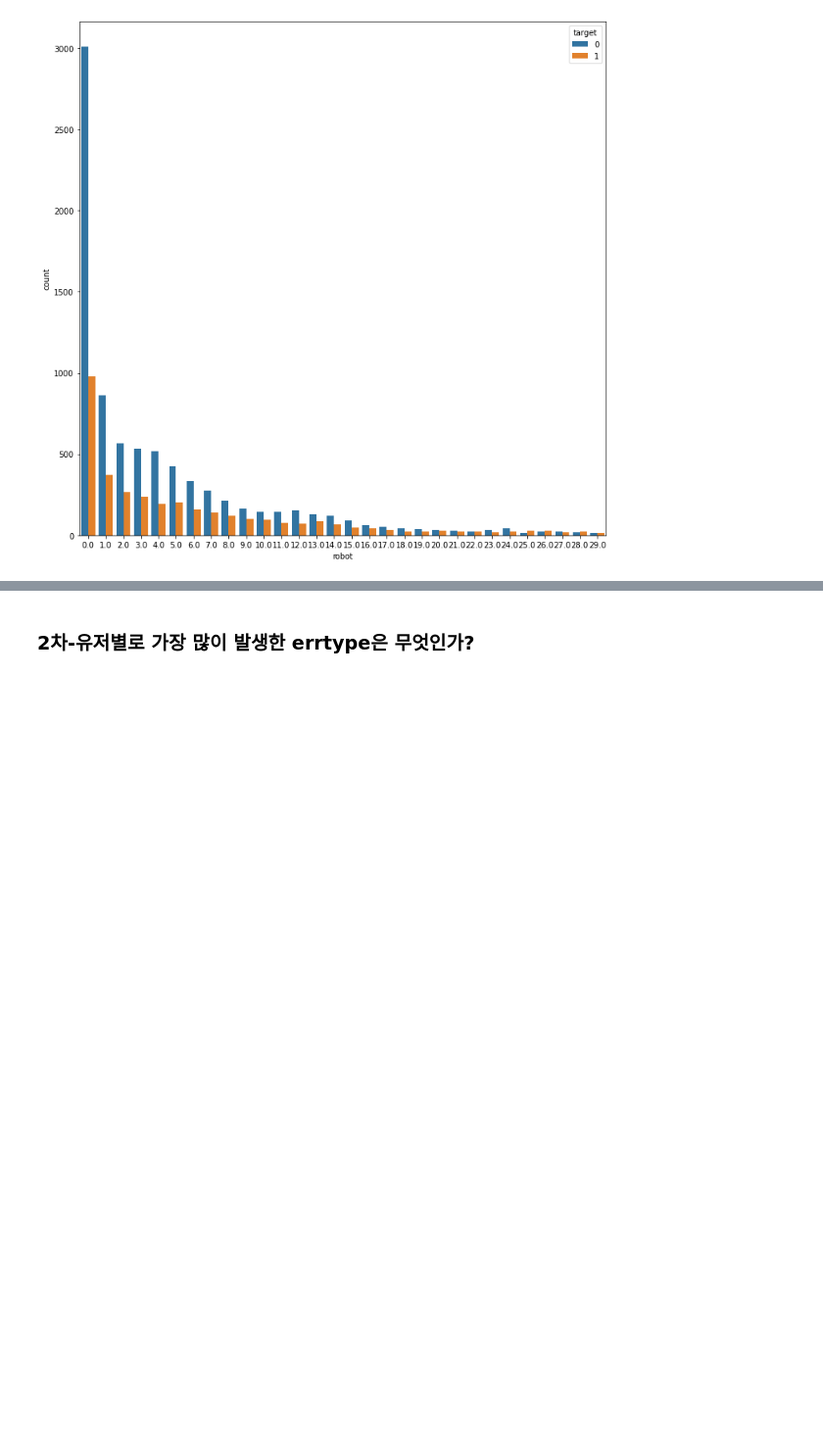
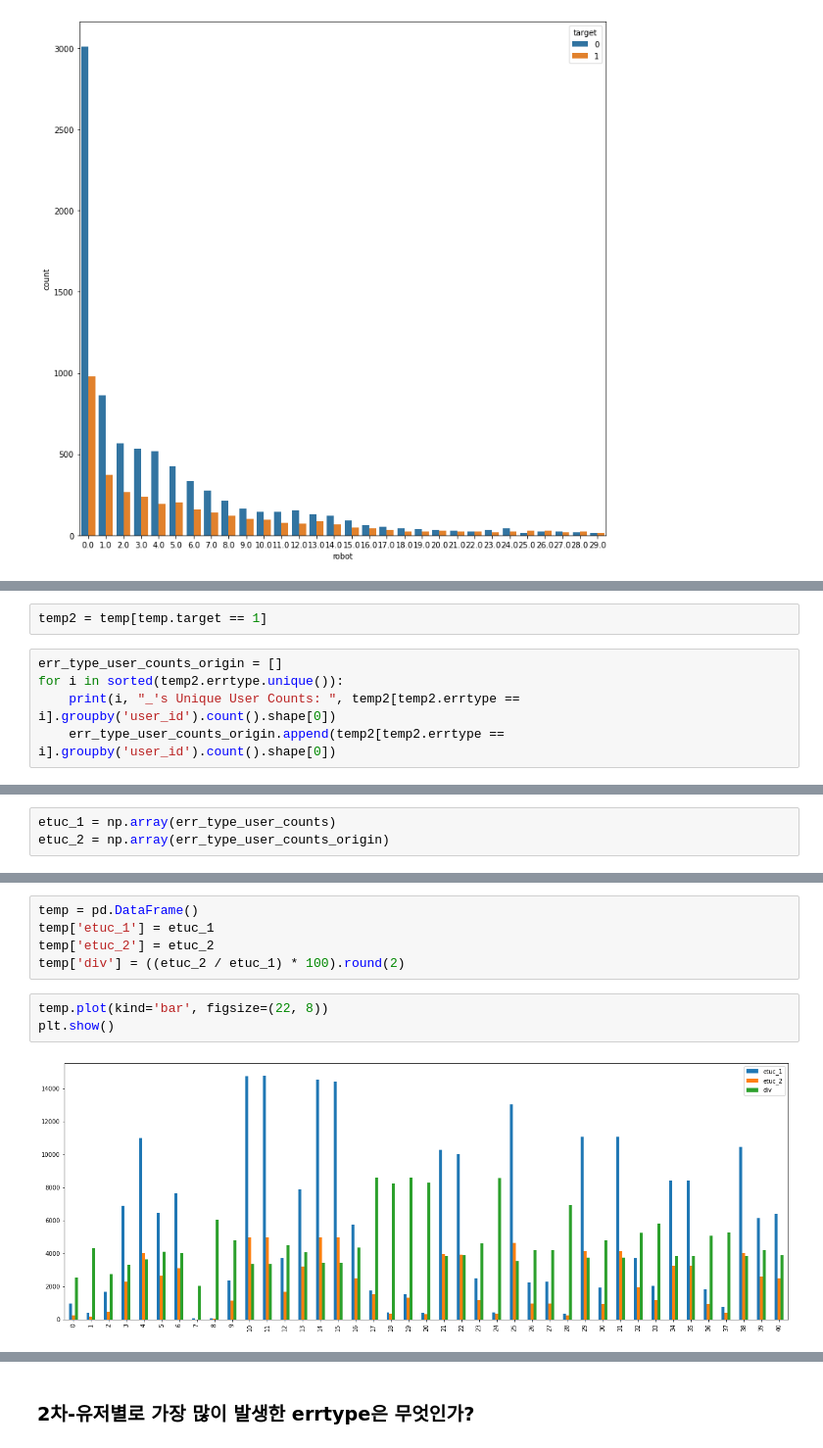
Before and after one commit to thinpig99/Comp_errorPredict, a Jupyter notebook: king_210113_feature-collection.ipynb, the cells around one changed output, grey strips where cells are left out. Shown at 98% size. Cells and saved outputs as stored; diff of their text form; blank space fills up the shorter version.

```diff
--- a/king_210113_feature-collection.ipynb
+++ b/king_210113_feature-collection.ipynb
@@ -499,0 +869,7 @@ yes or no 로 접근을 해볼까요..?
+# %%
+temp2 = temp[temp.target == 1]
+# %%
+err_type_user_counts_origin = []
+for i in sorted(temp2.errtype.unique()):
+    print(i, "_'s Unique User Counts: ", temp2[temp2.errtype == i].groupby('user_id').count().shape[0])
+    err_type_user_counts_origin.append(temp2[temp2.errtype == i].groupby('user_id').count().shape[0])
@@ -499,0 +894,3 @@ yes or no 로 접근을 해볼까요..?
+# %%
+etuc_1 = np.array(err_type_user_counts)
+etuc_2 = np.array(err_type_user_counts_origin)
@@ -499,0 +927,10 @@ yes or no 로 접근을 해볼까요..?
+# %%
+temp = pd.DataFrame()
+temp['etuc_1'] = etuc_1
+temp['etuc_2'] = etuc_2
+temp['div'] = ((etuc_2 / etuc_1) * 100).round(2)
+# %%
+temp.plot(kind='bar', figsize=(22, 8))
+plt.show()
+# %% [output]
+[figure, added]
```
Also changed, not shown: parts of 137 cells of this notebook, 3 other files.
